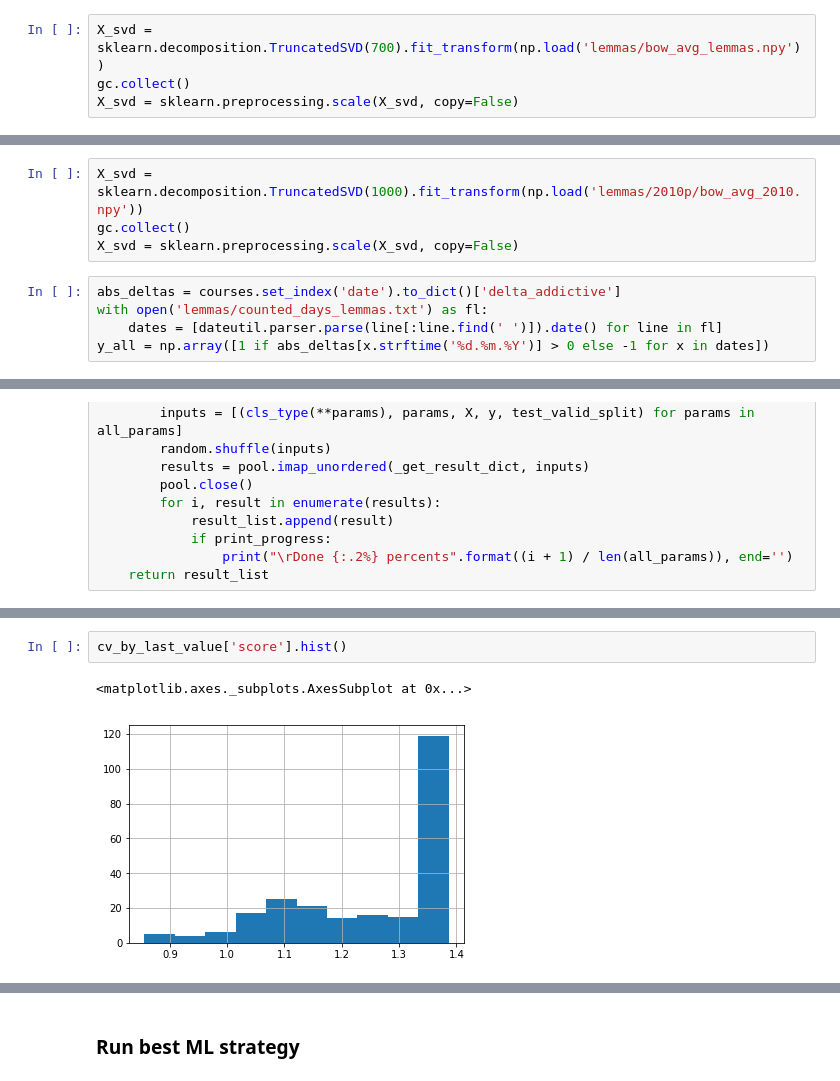
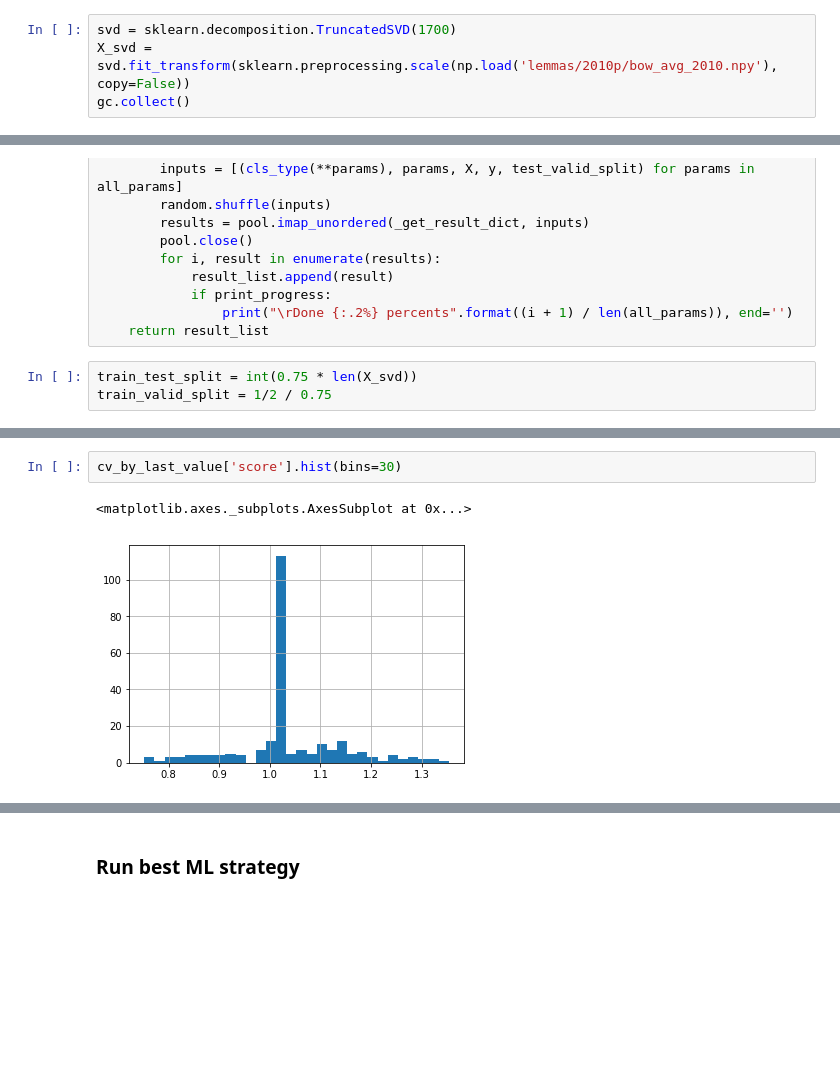
Before and after one commit to Break-Neck/diploma, a Jupyter notebook: notebooks/macd.ipynb, the cells around one changed output, grey strips where cells are left out. Drawn from its saved outputs; the diff is of its cells as text; blank space fills up the shorter version.

```diff
--- a/notebooks/macd.ipynb
+++ b/notebooks/macd.ipynb
@@ -123,6 +83,6 @@ macd_strategy
 # %% [markdown]
 ## Get ML strategy
 # %%
-X_svd = sklearn.decomposition.TruncatedSVD(700).fit_transform(np.load('lemmas/bow_avg_lemmas.npy'))
+svd = sklearn.decomposition.TruncatedSVD(1700)
+X_svd = svd.fit_transform(sklearn.preprocessing.scale(np.load('lemmas/2010p/bow_avg_2010.npy'), copy=False))
 gc.collect()
-X_svd = sklearn.preprocessing.scale(X_svd, copy=False)
@@ -129,12 +91,3 @@ X_svd = sklearn.preprocessing.scale(X_svd, copy=False)
-# %%
-X_svd = sklearn.decomposition.TruncatedSVD(1000).fit_transform(np.load('lemmas/2010p/bow_avg_2010.npy'))
-gc.collect()
-X_svd = sklearn.preprocessing.scale(X_svd, copy=False)
-# %%
-abs_deltas = courses.set_index('date').to_dict()['delta_addictive']
-with open('lemmas/counted_days_lemmas.txt') as fl:
-    dates = [dateutil.parser.parse(line[:line.find(' ')]).date() for line in fl]
-y_all = np.array([1 if abs_deltas[x.strftime('%d.%m.%Y')] > 0 else -1 for x in dates])
 # %%
 abs_deltas = courses.set_index('date').to_dict()['delta_addictive']
 with open('lemmas/2010p/avg_ccl.txt') as fl:
@@ -309,4 +262,7 @@ def run_grid_search(cls_type, all_params, X, y, test_valid_split, print_progress
             if print_progress:
                 print("\rDone {:.2%} percents".format((i + 1) / len(all_params)), end='')
     return result_list
+# %%
+train_test_split = int(0.75 * len(X_svd))
+train_valid_split = 1/2 / 0.75
 # %%
@@ -347,9 +304,9 @@ cv_by_last_value
 242 rows × 4 columns
 # %%
-cv_by_last_value['score'].hist()
+cv_by_last_value['score'].hist(bins=30)
 # %% [output]
 <matplotlib.axes._subplots.AxesSubplot at 0x...>
-[figure, old version]
+[figure, new version]
 # %%
 cv_by_avg_value = pd.DataFrame([{'loss': r['loss'], 'alpha': r['alpha'], 'l1_ratio': r['l1_ratio'],
                'score':r['score_array'].mean()} for r in cv_results]).sort_values('score', ascending=False)
```
Also changed, not shown: parts of 27 cells of this notebook.
